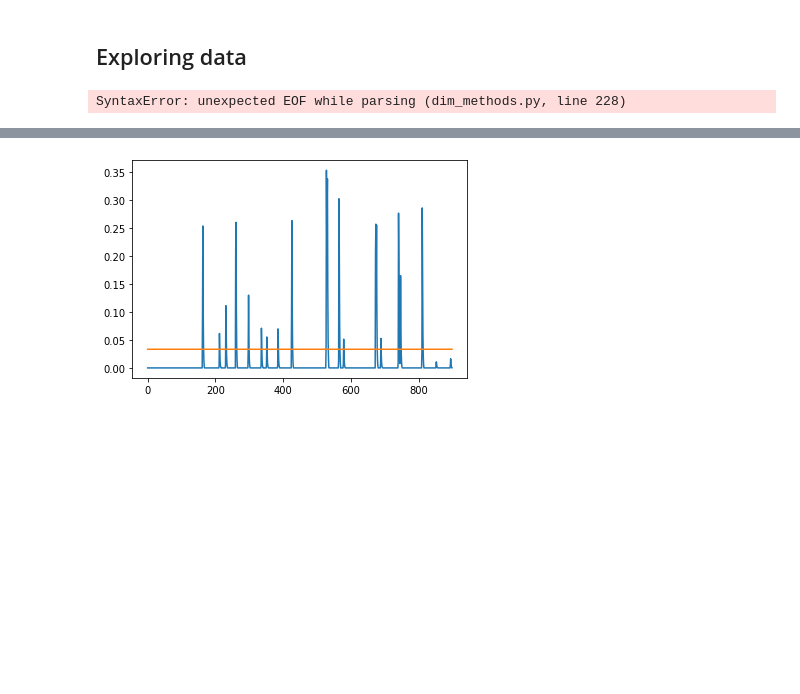
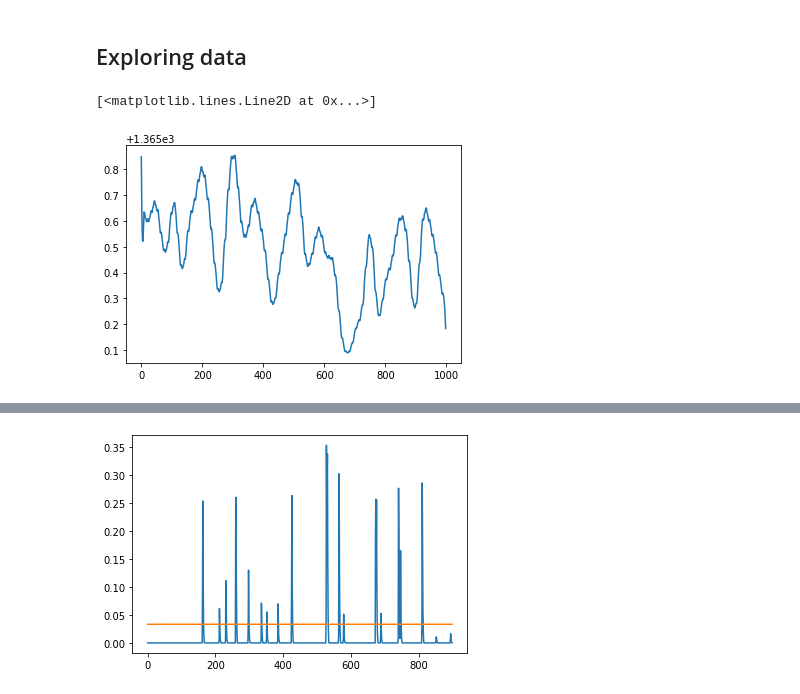
Before and after one commit to HIDA-Datathon/Team-DROP-TABLE-Teams---, a Jupyter notebook: Untitled.ipynb, the cells around one changed output, grey strips where cells are left out. Drawn from its saved outputs; the diff is of its cells as text; code cells hidden in the pictures; blank space fills up the shorter version.

```diff
--- a/Untitled.ipynb
+++ b/Untitled.ipynb
@@ -7,30 +24,11 @@ import matplotlib.pyplot as plt
 # %%
-solar_forcing = Dataset("Solar_forcing_1st_mill.nc", "a")  # 999 x 1 x 1
-T2m_r1 = Dataset("T2m_R1_ym_1stMill.nc", "a")  # 999 x 192 x 96
-T2m_r2 = Dataset("T2m_R2_ym_1stMill.nc", "a")  # 999 x 192 x 96
-Volc = Dataset("Volc_Forc_AOD_1st_mill.nc", "a")  # 999 x 1 x 1,,
+solar_forcing = Dataset("data/Solar_forcing_1st_mill.nc", "r")  # 999 x 1 x 1
+T2m_r1 = Dataset("data/T2m_R1_ym_1stMill.nc", "r")  # 999 x 192 x 96
+T2m_r2 = Dataset("data/T2m_R2_ym_1stMill.nc", "r")  # 999 x 192 x 96
+Volc = Dataset("data/Volc_Forc_AOD_1st_mill.nc", "r")  # 999 x 1 x 1,,
 
 # Numpy version
 T2m_r1_np = np.asarray(T2m_r1.variables["T2m"][:])
 T2m_r2_np = np.asarray(T2m_r1.variables["T2m"][:])
 volc_activity_np = Volc.variables["AOD"][:].flatten()
+solar_forcing_np = solar_forcing.variables["TSI"][:].flatten()
-# %%
-from sklearn.decomposition import PCA
-from dim_methods import get_varimax_loadings_standard as varimax
-
-class PCA_dm:
-    def __init__(self, data, n_components = None, time_first = True):
-        self.dataset = data
-        self.n_components = n_components
-
-        if len(self.dataset) > 3:
-            self.dataset = self.dataset.reshape(self.dataset.shape[0], -1)
-
-        if time_first:
-            self.dataset = self.dataset.transpose()
-
-    def perform_pca(self):
-        self.pca = PCA(n_components = self.n_components)
-        self.pca.fit(self.dataset)
-# %% [output]
-SyntaxError: unexpected EOF while parsing (dim_methods.py, line 228)
@@ -41,0 +35,7 @@ dm_output.perform_pca()
+# %%
+from scipy.signal import savgol_filter
+solar_forcing_sm = savgol_filter(solar_forcing_np, 19, 3)
+plt.plot(solar_forcing_sm)
+# %% [output]
+[<matplotlib.lines.Line2D at 0x...>]
+[figure, added]
```
Also changed, not shown: parts of 20 cells of this notebook, 8 other files.
